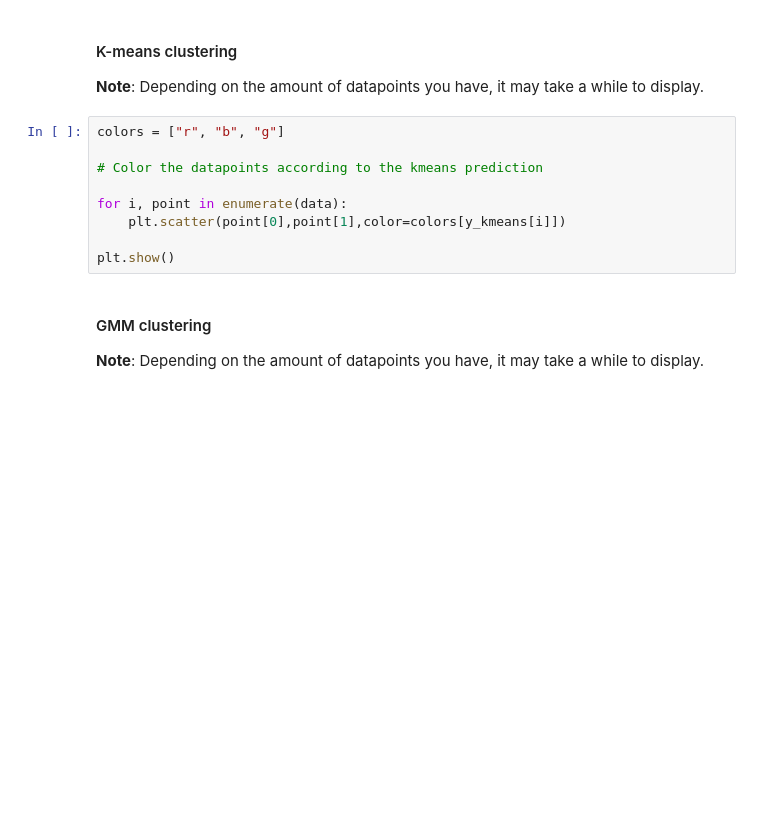
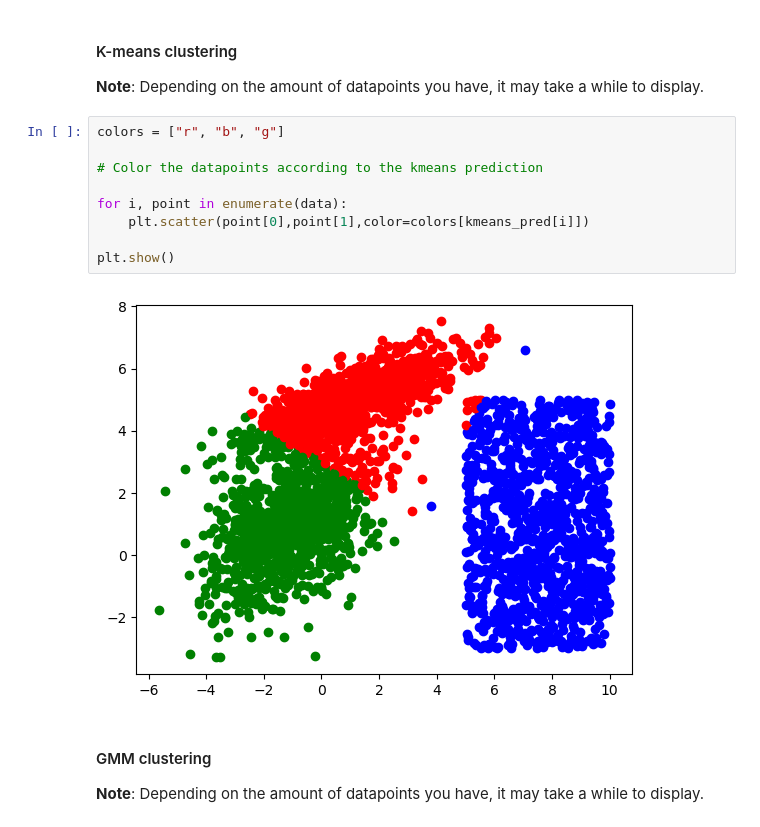
Before and after one commit to msskzx/socail-computing-assignments, a Jupyter notebook: ex03/Ex3_Clustering_new.ipynb, the cells around one changed output. Drawn from its saved outputs; the diff is of its cells as text; blank space fills up the shorter version.

```diff
--- a/ex03/Ex3_Clustering_new.ipynb
+++ b/ex03/Ex3_Clustering_new.ipynb
@@ -237,12 +255,14 @@ Finally you can plot the results. You can change different parameters in the cod
 # %%
 colors = ["r", "b", "g"]
 
 # Color the datapoints according to the kmeans prediction
 
 for i, point in enumerate(data):
-    plt.scatter(point[0],point[1],color=colors[y_kmeans[i]])
+    plt.scatter(point[0],point[1],color=colors[kmeans_pred[i]])
 
 plt.show()
+# %% [output]
+[figure, added]
 # %% [markdown]
 #### GMM clustering
 **Note**: Depending on the amount of datapoints you have, it may take a while to display.
```
Also changed, not shown: parts of 3 cells of this notebook, 3 other files.
